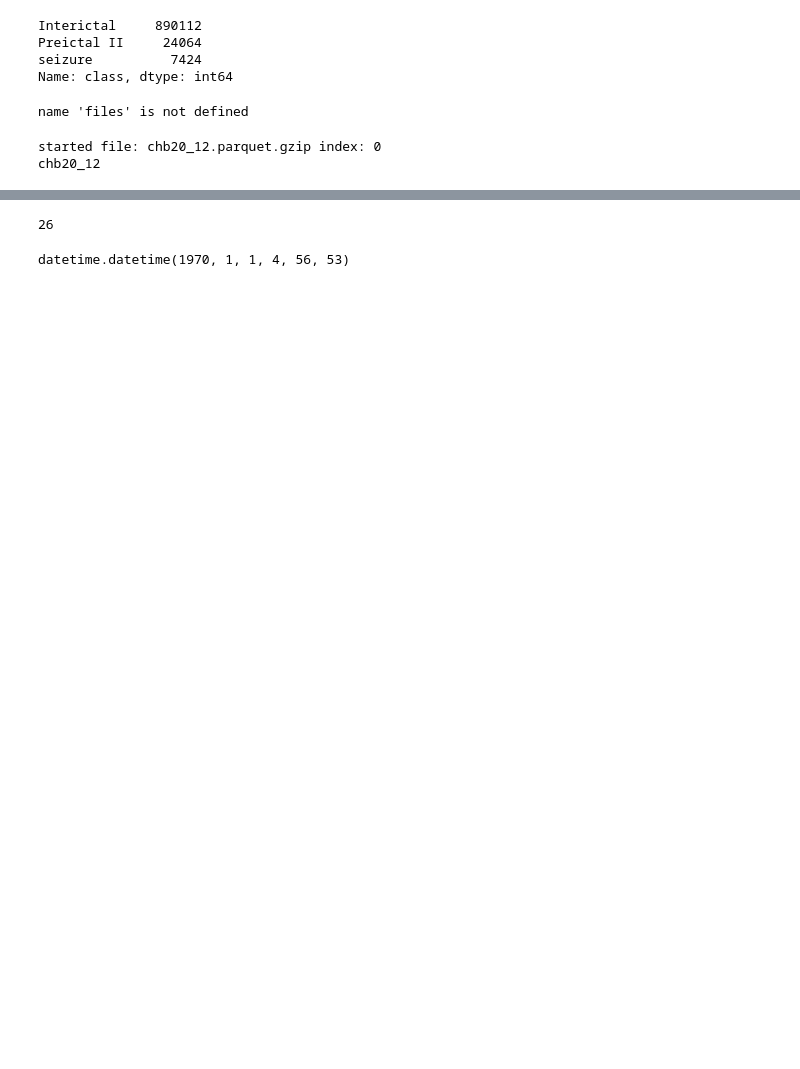
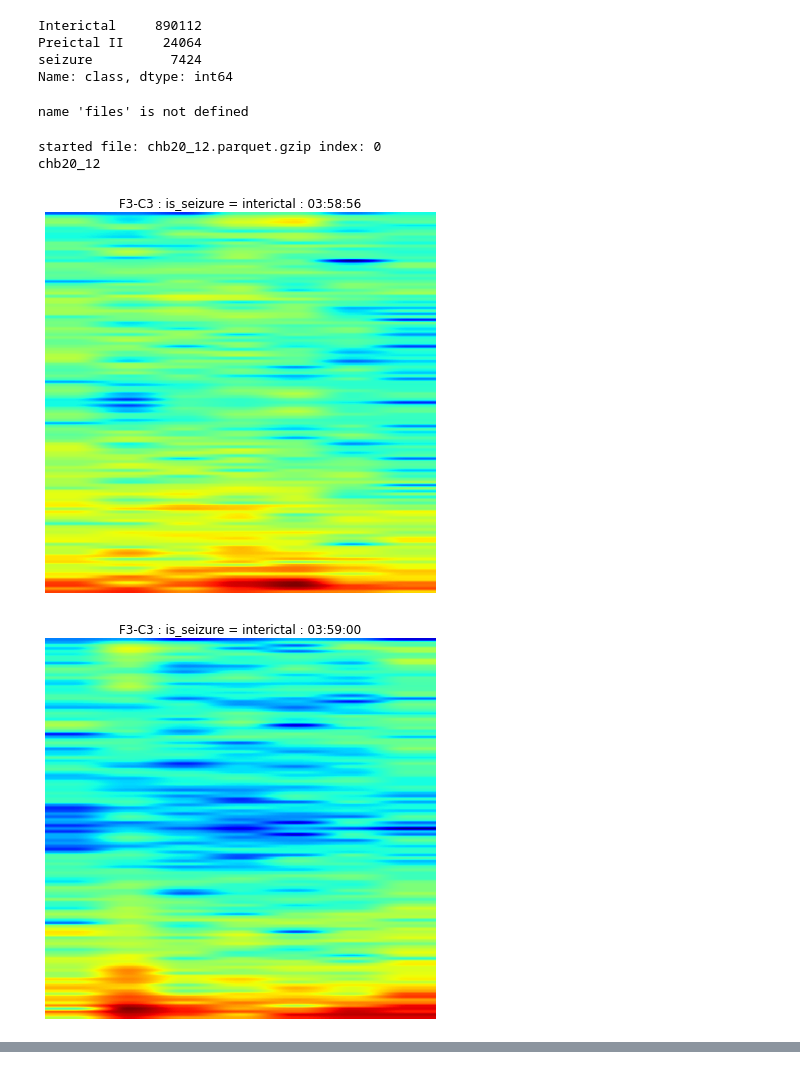
Before and after one commit to nikl1425/DeepLearning_Master, a Jupyter notebook: DataHandling/test_create_spec_plt copy.ipynb, the cells around one changed output, grey strips where cells are left out. Saved outputs shown, nothing was run; the diff lists cells and outputs as text; code cells hidden in the pictures; blank space fills up the shorter version.

Commit message:
nfft

```diff
--- a/DataHandling/test_create_spec_plt copy.ipynb
+++ b/DataHandling/test_create_spec_plt copy.ipynb
@@ -151,21 +155,27 @@ def spec_transform_save_to_folder(index, win, channel, patient_state, patient, p
     except Exception as e:
         print(f"error: {e}")
         print(f"patient_state: {patient_state} channel: {channel} index: {index} window: {series}")
-    denoised_series = denoise_wavelet(series, method='BayesShrink',wavelet='db6', mode='soft',rescale_sigma=True, multichannel=False, wavelet_levels=3)
+    denoised_series = denoise_wavelet(series, method='BayesShrink', mode='soft',rescale_sigma=True, multichannel=False, wavelet_levels=3)
     if plot_title:
         plt.title(f"{channel} : is_seizure = {patient_state} : {time_of_observation}")
+    interval = int(FREQ)        # ... the interval size,
+    overlap = int(FREQ * 0.95)
 
-    plt.specgram(denoised_series,Fs=1/FREQ,cmap='jet_r')
-
+    s,f,t,im = plt.specgram(denoised_series,Fs=1000,cmap='jet', NFFT=256)
+    plt.axis('off')
+    # f, t, Sxx = signal.spectrogram(denoised_series, 1./FREQ)
+    # #plt.pcolormesh(t, f[0:20], Sxx[0:20])
+    # plt.pcolormesh(t, f, 10*np.log10(Sxx))
+    # plt.show()
     if patient_state == "seizure":
-        plt.savefig(f'test_data//windows/Seizure2/{patient}_{index}_{channel}_{time_of_observation}.png', edgecolor='none')
+        plt.savefig(f'test_data//windows/Seizure2/{patient}_{index}_{channel}_{time_of_observation}.png', edgecolor='none', bbox_inches='tight')
     elif patient_state == "interictal":
         plt.savefig(f'test_data//windows/Interictal/{patient}_{index}_{channel}_{time_of_observation}.png')
     elif patient_state == "prei_one":
         plt.savefig(f'test_data//windows/test/Preictal_One/{patient}_{index}_{channel}_{str(time_of_observation).strip()}.png')
     elif patient_state == "prei_two":
         plt.savefig(f'test_data/windows/Preictal_Two/{patient}_{index}_{channel}_{str(time_of_observation).strip()}.png')
-
+    plt.show()
     del series
     plt.clf()
     plt.close()
@@ -217,33 +226,36 @@ count = 0
 
 print("started file: " + str(file) + " index: " + str(count))
 sz, prei_one, prei_two, inter, selected_channels = read_compressed_df(df)
 patient = re.search('(.*).parquet.gzip', file).group(1)
 print(patient)
 sz_count = 0
 int_count = 0
 count = 0
 sz_win = []
+inter_win =[]
 for channel in selected_channels:
     if count < 1:
         if len(inter) > 0 and inter.empty == False and int_count < 3:
             inter_win = [get_window(channel=channel,start_index=i, data=inter) for i in range(get_max_window_iteration(inter, 4))]
             for index, window in enumerate(inter_win):
-                if int_count > 25:continue
+                if int_count > 1:continue
                 spec_transform_save_to_folder(win=window, index=index, channel=channel, patient_state = "interictal", patient=patient, plot_title=True)
                 int_count += 1
-            del inter_win
+
 
         if len(sz) > 0 and sz.empty == False and sz_count < 3:
             sz_win = [get_window(channel=channel, start_index=i, data=sz, is_sezure=True) for i in range(get_max_window_iteration(sz, 2))]
             for index, window in enumerate(sz_win):
-                if sz_count > 35:continue
+                if sz_count > 1:continue
                 sz_count += 1
                 spec_transform_save_to_folder(channel=channel, index=index, win=window, patient_state="seizure", patient=patient, plot_title=True)
 
         count += 1
 
 
 del sz, prei_one, prei_two, inter
 # %% [output]
 started file: chb20_12.parquet.gzip index: 0
 chb20_12
+[figure, added]
+[figure, added]
@@ -250,8 +263,0 @@ chb20_12
-# %%
-53-27
-# %% [output]
-26
-# %%
-datetime.fromtimestamp(14213000.0/1000.0)
-# %% [output]
-datetime.datetime(1970, 1, 1, 4, 56, 53)
```
Also changed, not shown: parts of 36 cells of this notebook, 4 other files.
